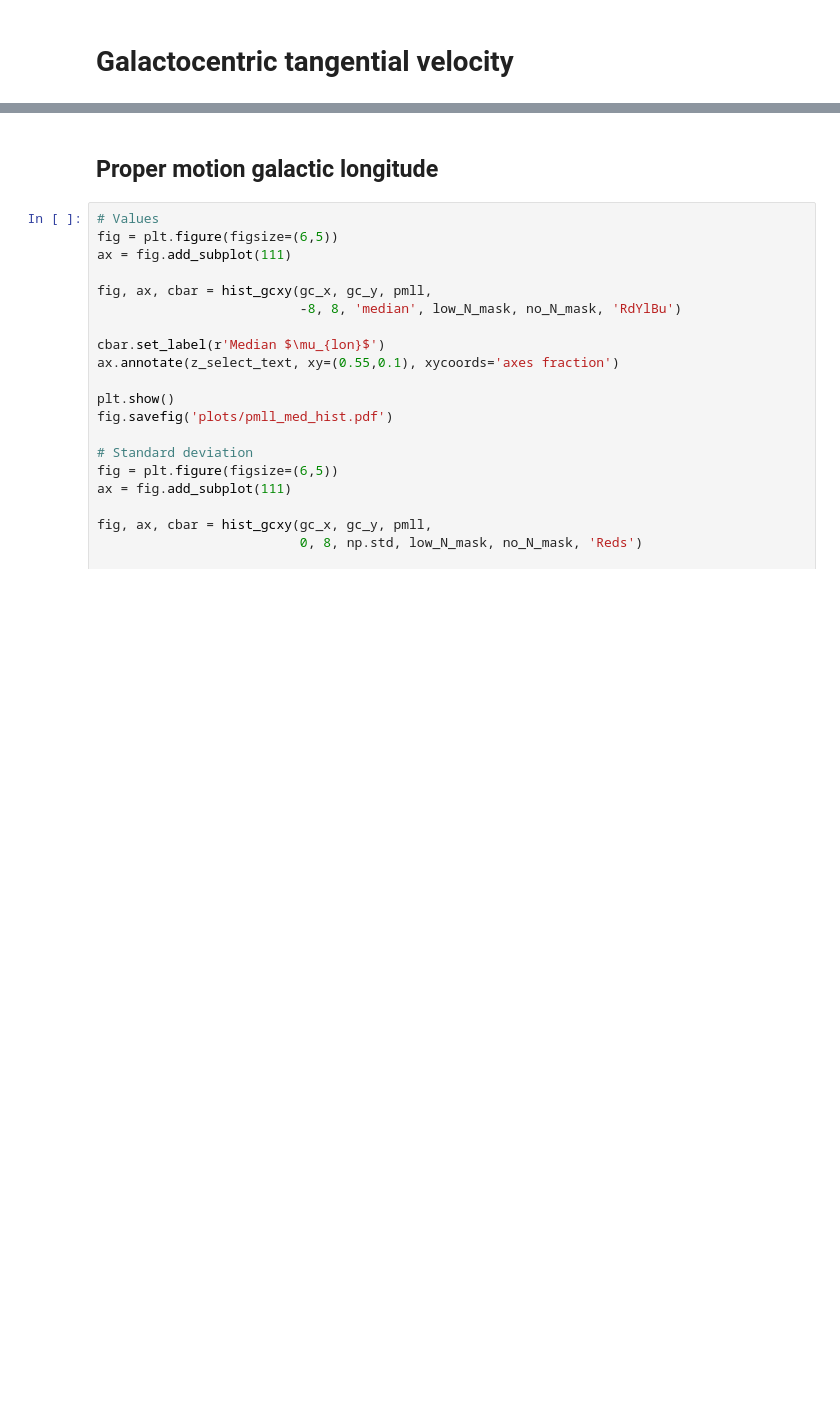
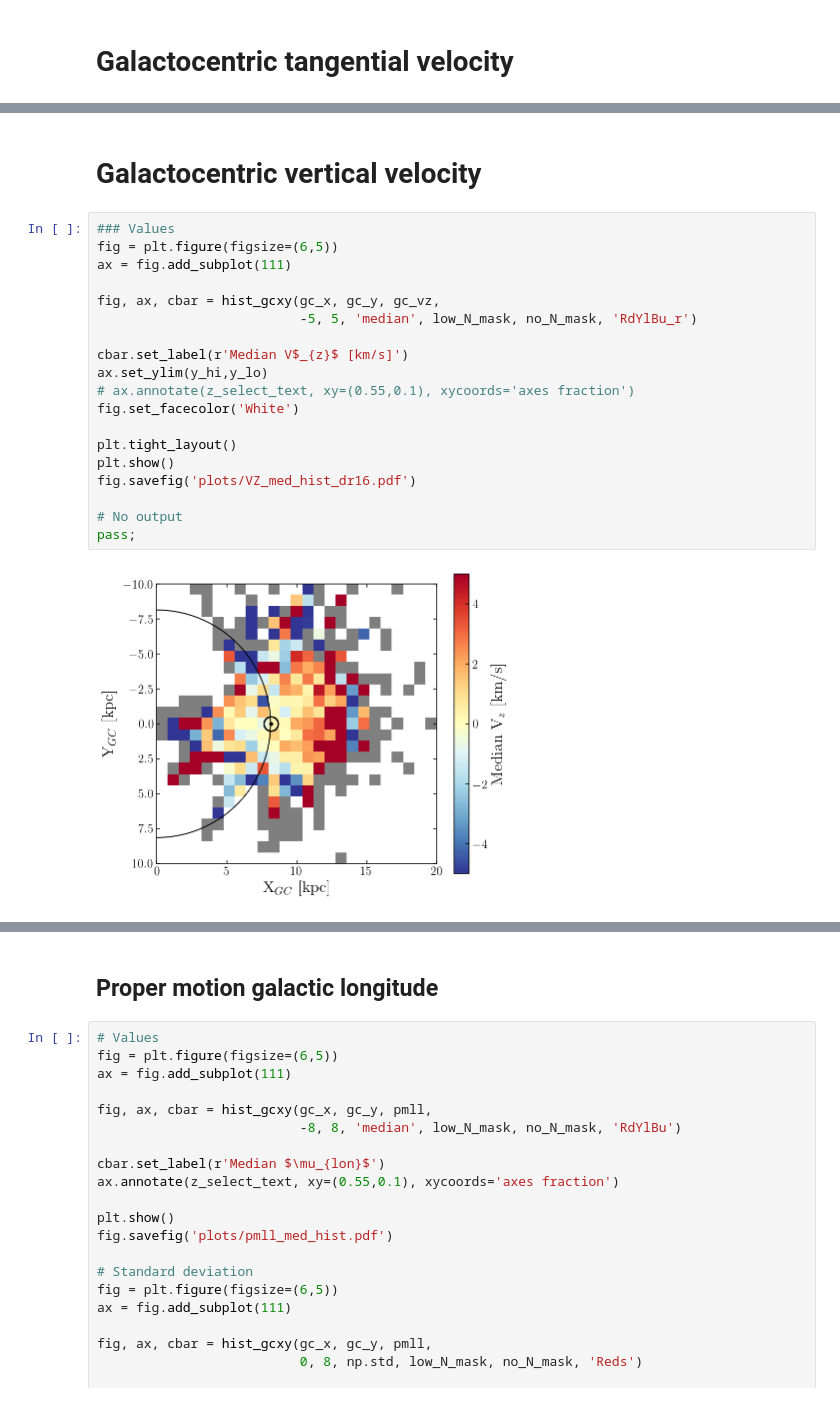
Before and after one commit to jamesmlane/AST1501, a Jupyter notebook: notebooks/2-velocity_maps/velocity_maps_dr16.ipynb, the cells around one changed output, grey strips where cells are left out. Cells and saved outputs as stored; diff of their text form; blank space fills up the shorter version.

Commit message:
Run velocity maps notebooks

```diff
--- a/notebooks/2-velocity_maps/velocity_maps_dr16.ipynb
+++ b/notebooks/2-velocity_maps/velocity_maps_dr16.ipynb
@@ -300,0 +295,23 @@ pass;
+# %% [markdown]
+# Galactocentric vertical velocity
+# %%
+### Values
+fig = plt.figure(figsize=(6,5))
+ax = fig.add_subplot(111)
+
+fig, ax, cbar = hist_gcxy(gc_x, gc_y, gc_vz,
+                          -5, 5, 'median', low_N_mask, no_N_mask, 'RdYlBu_r')
+
+cbar.set_label(r'Median V$_{z}$ [km/s]')
+ax.set_ylim(y_hi,y_lo)
+# ax.annotate(z_select_text, xy=(0.55,0.1), xycoords='axes fraction')
+fig.set_facecolor('White')
+
+plt.tight_layout()
+plt.show()
+fig.savefig('plots/VZ_med_hist_dr16.pdf')
+
+# No output
+pass;
+# %% [output]
+[figure, added]
```
Also changed, not shown: parts of 11 cells of this notebook, 9 other files.
